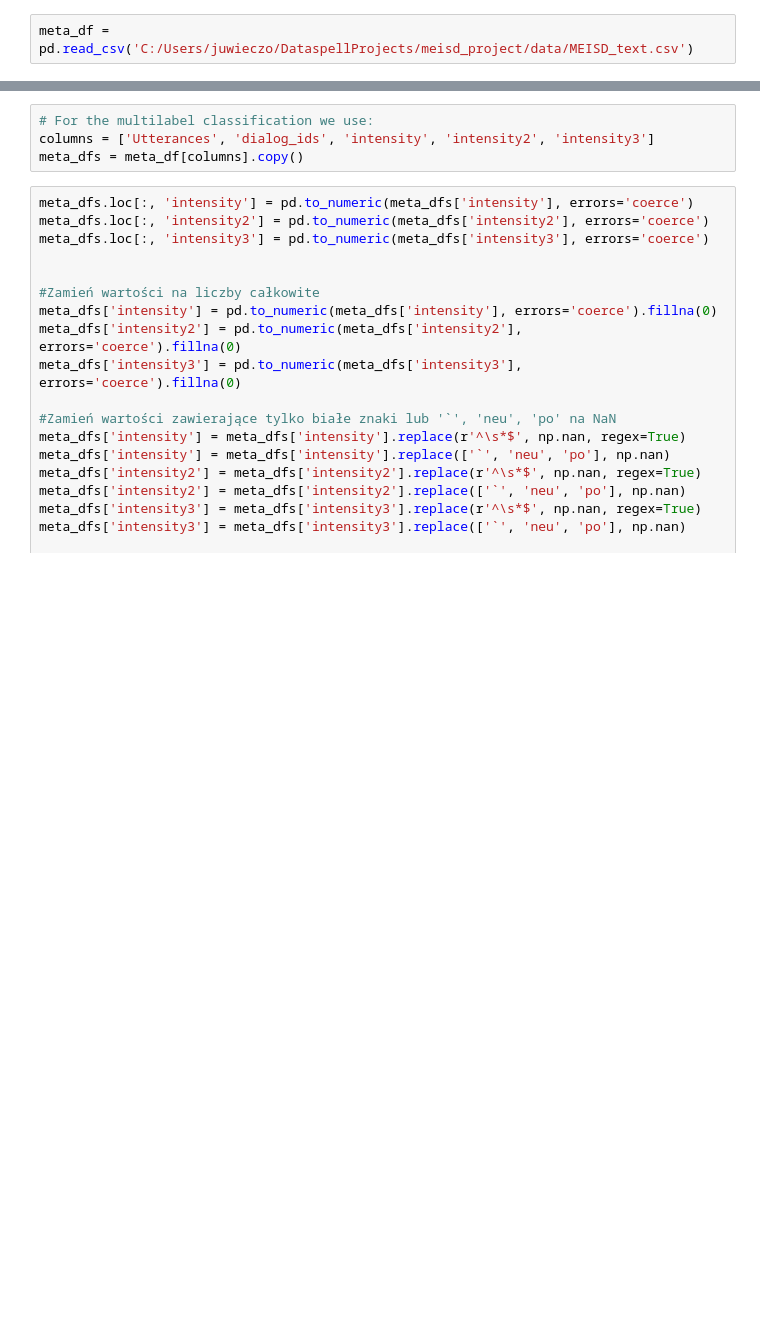
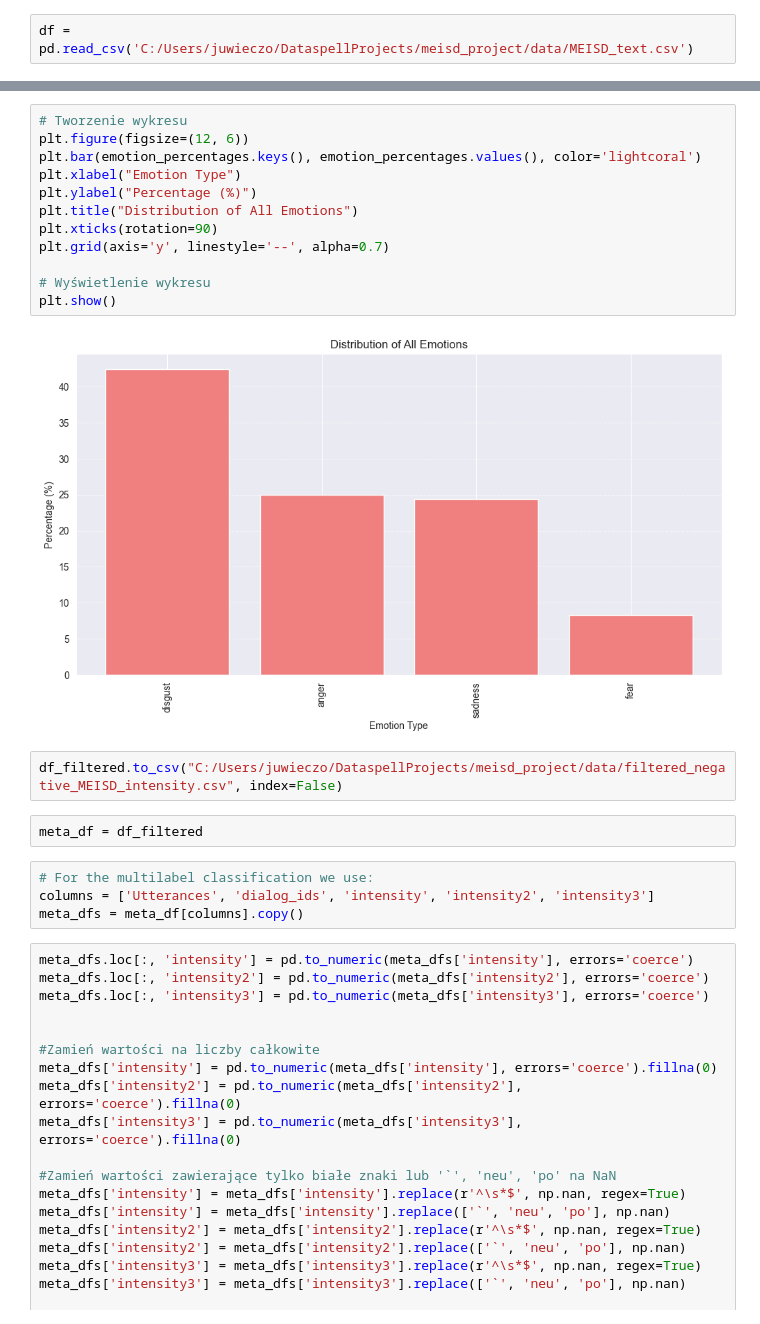
Before and after one commit to JuliaWieczorek/meisd_project, a Jupyter notebook: pipeline/data_preparation_intensity_binary_classification.ipynb, the cells around one changed output, grey strips where cells are left out. Saved outputs shown, nothing was run; the diff lists cells and outputs as text; blank space fills up the shorter version.

```diff
--- a/pipeline/data_preparation_intensity_binary_classification.ipynb
+++ b/pipeline/data_preparation_intensity_binary_classification.ipynb
@@ -4,2 +6,2 @@ import numpy as np
 # %%
-meta_df = pd.read_csv('C:/Users/juwieczo/DataspellProjects/meisd_project/data/MEISD_text.csv')
+df = pd.read_csv('C:/Users/juwieczo/DataspellProjects/meisd_project/data/MEISD_text.csv')
@@ -6,3 +79,21 @@ meta_df = pd.read_csv('C:/Users/juwieczo/DataspellProjects/meisd_project/data/ME
+# %%
+# Tworzenie wykresu
+plt.figure(figsize=(12, 6))
+plt.bar(emotion_percentages.keys(), emotion_percentages.values(), color='lightcoral')
+plt.xlabel("Emotion Type")
+plt.ylabel("Percentage (%)")
+plt.title("Distribution of All Emotions")
+plt.xticks(rotation=90)
+plt.grid(axis='y', linestyle='--', alpha=0.7)
+
+# Wyświetlenie wykresu
+plt.show()
+# %% [output]
+[figure, added]
+# %%
+df_filtered.to_csv("C:/Users/juwieczo/DataspellProjects/meisd_project/data/filtered_negative_MEISD_intensity.csv", index=False)
+# %%
+meta_df = df_filtered
 # %%
 # For the multilabel classification we use:
 columns = ['Utterances', 'dialog_ids', 'intensity', 'intensity2', 'intensity3']
```
Also changed, not shown: parts of 7 cells of this notebook, 2 other files.
